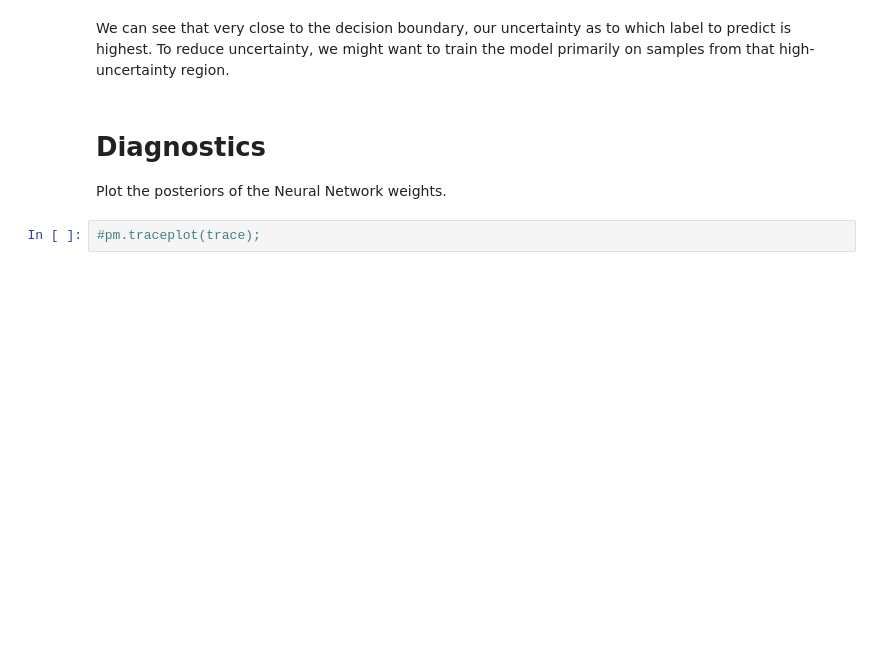
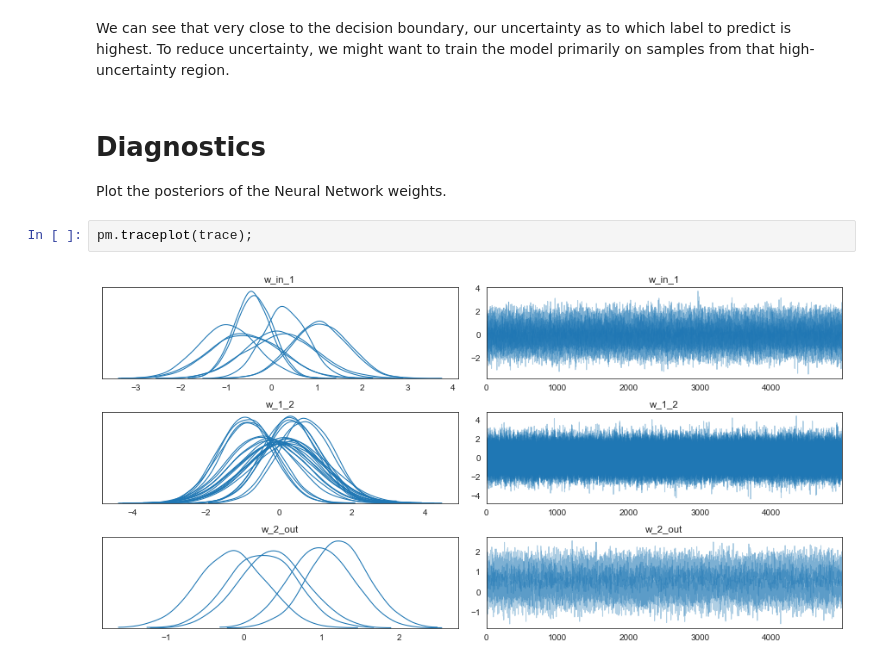
Before and after one commit to mfrdixon/ML_Finance_Codes, a Jupyter notebook: Chapter4-NNs/ML_in_Finance-Bayesian-Neural-Network.ipynb, the cells around one changed output. Cells and saved outputs as stored; diff of their text form; blank space fills up the shorter version.

```diff
--- a/Chapter4-NNs/ML_in_Finance-Bayesian-Neural-Network.ipynb
+++ b/Chapter4-NNs/ML_in_Finance-Bayesian-Neural-Network.ipynb
@@ -202,4 +224,6 @@ We can see that very close to the decision boundary, our uncertainty as to which
 # Diagnostics
 Plot the posteriors of the Neural Network weights.
 # %%
-#pm.traceplot(trace);
+pm.traceplot(trace);
+# %% [output]
+[figure, added]
```
Also changed, not shown: parts of 12 cells of this notebook.
